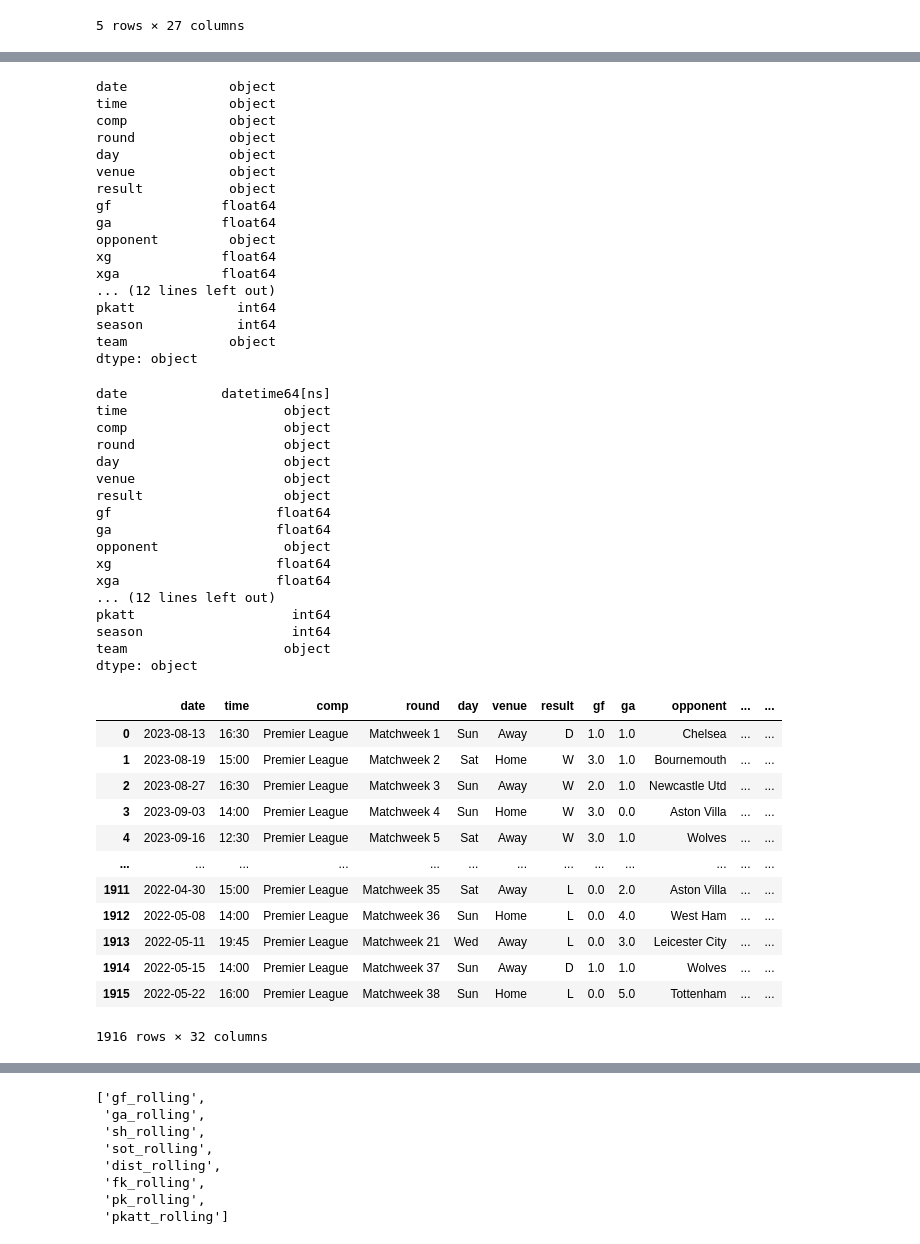
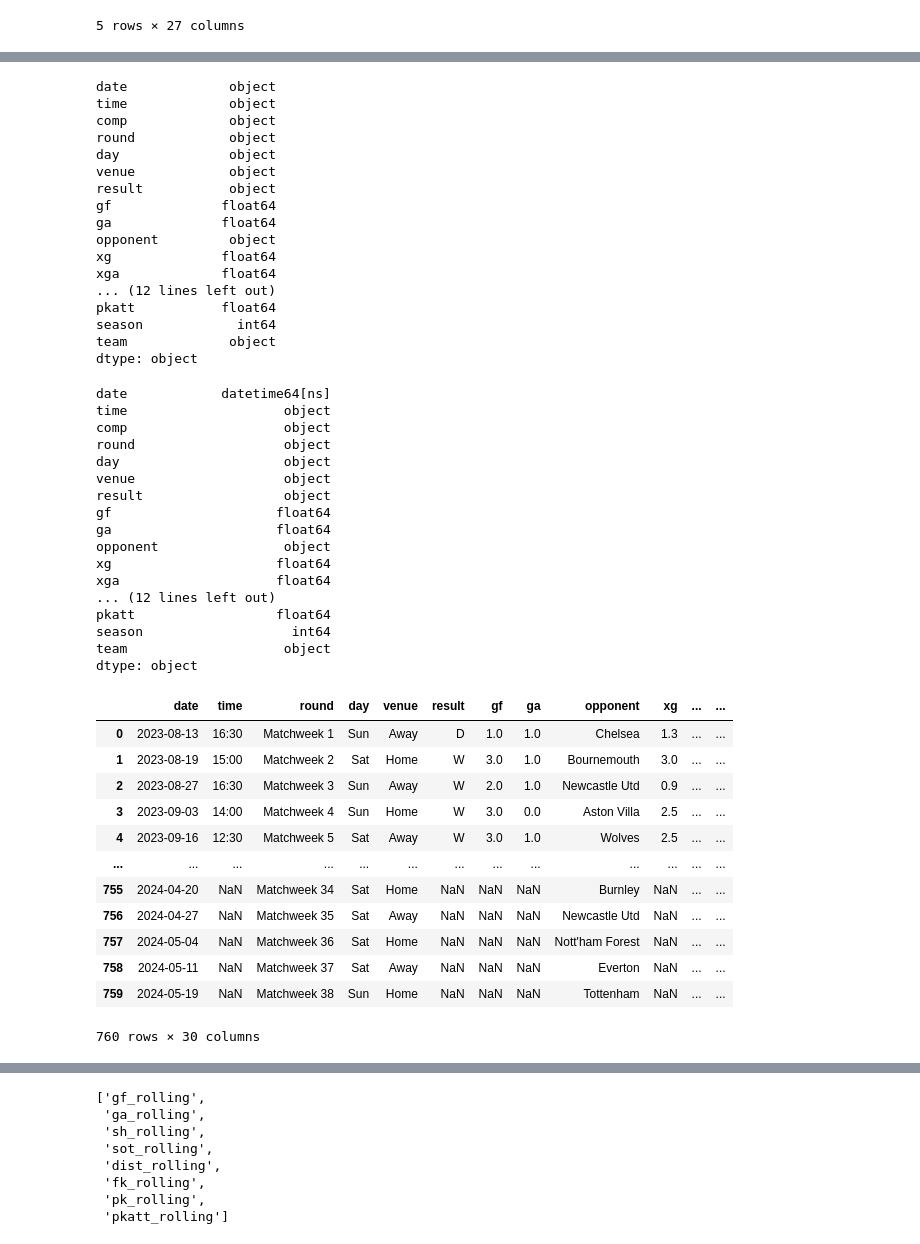
Before and after one commit to vinicarlosss/MachineLearning_Futebol, a Jupyter notebook: dataquest_model.ipynb, the cells around one changed output, grey strips where cells are left out. Drawn from its saved outputs; the diff is of its cells as text; code cells hidden in the pictures.

```diff
--- a/dataquest_model.ipynb
+++ b/dataquest_model.ipynb
@@ -6,5 +7,5 @@ from sklearn.ensemble import RandomForestClassifier
 # %%
-matches = pd.read_csv("./data/matchesother.csv", encoding='utf-8')
+matches = pd.read_csv("./data/matches2024.csv", encoding='utf-8')
 # %%
 matches.head()
 # %% [output]
@@ -97,7 +97,7 @@ opponent         object
 xg              float64
 xga             float64
 ... (12 lines left out)
-pkatt             int64
+pkatt           float64
 season            int64
 team             object
 dtype: object
@@ -118,31 +118,36 @@ opponent                object
 xg                     float64
 xga                    float64
 ... (12 lines left out)
-pkatt                    int64
+pkatt                  float64
 season                   int64
 team                    object
 dtype: object
 # %%
+
+matches["date"] = pd.to_datetime(matches["date"])
+matches["target"] = (matches["result"] == "W").astype("int")
 matches["venue_code"] = matches["venue"].astype("category").cat.codes
 matches["opp_code"] = matches["opponent"].astype("category").cat.codes
-matches["hour"] = matches["time"].str.replace(":.+", "", regex=True).astype("int")
+matches['hour'] = matches['time'].fillna('N/A').str.replace(':.+', '', regex=True)
+matches['hour'] = pd.to_numeric(matches['hour'], errors='coerce')
+matches['hour'] = matches['hour'].fillna(matches['time'])
+matches['hour'] = matches['hour'].replace({pd.NA: None}).astype('Int64')
 matches["day_code"] = matches["date"].dt.dayofweek
-matches["target"] = (matches["result"] == "W").astype("int")
 matches
 # %% [output]
-|  | date | time | comp | round | day | venue | result | gf | ga | opponent | ... | ... |
-| 0 | 2023-08-13 | 16:30 | Premier League | Matchweek 1 | Sun | Away | D | 1.0 | 1.0 | Chelsea | ... | ... |
-| 1 | 2023-08-19 | 15:00 | Premier League | Matchweek 2 | Sat | Home | W | 3.0 | 1.0 | Bournemouth | ... | ... |
-| 2 | 2023-08-27 | 16:30 | Premier League | Matchweek 3 | Sun | Away | W | 2.0 | 1.0 | Newcastle Utd | ... | ... |
-| 3 | 2023-09-03 | 14:00 | Premier League | Matchweek 4 | Sun | Home | W | 3.0 | 0.0 | Aston Villa | ... | ... |
-| 4 | 2023-09-16 | 12:30 | Premier League | Matchweek 5 | Sat | Away | W | 3.0 | 1.0 | Wolves | ... | ... |
+|  | date | time | round | day | venue | result | gf | ga | opponent | xg | ... | ... |
+| 0 | 2023-08-13 | 16:30 | Matchweek 1 | Sun | Away | D | 1.0 | 1.0 | Chelsea | 1.3 | ... | ... |
+| 1 | 2023-08-19 | 15:00 | Matchweek 2 | Sat | Home | W | 3.0 | 1.0 | Bournemouth | 3.0 | ... | ... |
+| 2 | 2023-08-27 | 16:30 | Matchweek 3 | Sun | Away | W | 2.0 | 1.0 | Newcastle Utd | 0.9 | ... | ... |
+| 3 | 2023-09-03 | 14:00 | Matchweek 4 | Sun | Home | W | 3.0 | 0.0 | Aston Villa | 2.5 | ... | ... |
+| 4 | 2023-09-16 | 12:30 | Matchweek 5 | Sat | Away | W | 3.0 | 1.0 | Wolves | 2.5 | ... | ... |
 | ... | ... | ... | ... | ... | ... | ... | ... | ... | ... | ... | ... | ... |
-| 1911 | 2022-04-30 | 15:00 | Premier League | Matchweek 35 | Sat | Away | L | 0.0 | 2.0 | Aston Villa | ... | ... |
-| 1912 | 2022-05-08 | 14:00 | Premier League | Matchweek 36 | Sun | Home | L | 0.0 | 4.0 | West Ham | ... | ... |
-| 1913 | 2022-05-11 | 19:45 | Premier League | Matchweek 21 | Wed | Away | L | 0.0 | 3.0 | Leicester City | ... | ... |
-| 1914 | 2022-05-15 | 14:00 | Premier League | Matchweek 37 | Sun | Away | D | 1.0 | 1.0 | Wolves | ... | ... |
-| 1915 | 2022-05-22 | 16:00 | Premier League | Matchweek 38 | Sun | Home | L | 0.0 | 5.0 | Tottenham | ... | ... |
+| 755 | 2024-04-20 | NaN | Matchweek 34 | Sat | Home | NaN | NaN | NaN | Burnley | NaN | ... | ... |
+| 756 | 2024-04-27 | NaN | Matchweek 35 | Sat | Away | NaN | NaN | NaN | Newcastle Utd | NaN | ... | ... |
+| 757 | 2024-05-04 | NaN | Matchweek 36 | Sat | Home | NaN | NaN | NaN | Nott'ham Forest | NaN | ... | ... |
+| 758 | 2024-05-11 | NaN | Matchweek 37 | Sat | Away | NaN | NaN | NaN | Everton | NaN | ... | ... |
+| 759 | 2024-05-19 | NaN | Matchweek 38 | Sun | Home | NaN | NaN | NaN | Tottenham | NaN | ... | ... |
-1916 rows × 32 columns
+760 rows × 30 columns
 # %%
 
 rf = RandomForestClassifier(n_estimators=50, min_samples_split=10, random_state=1)
```
Also changed, not shown: parts of 32 cells of this notebook, 1 other file.
